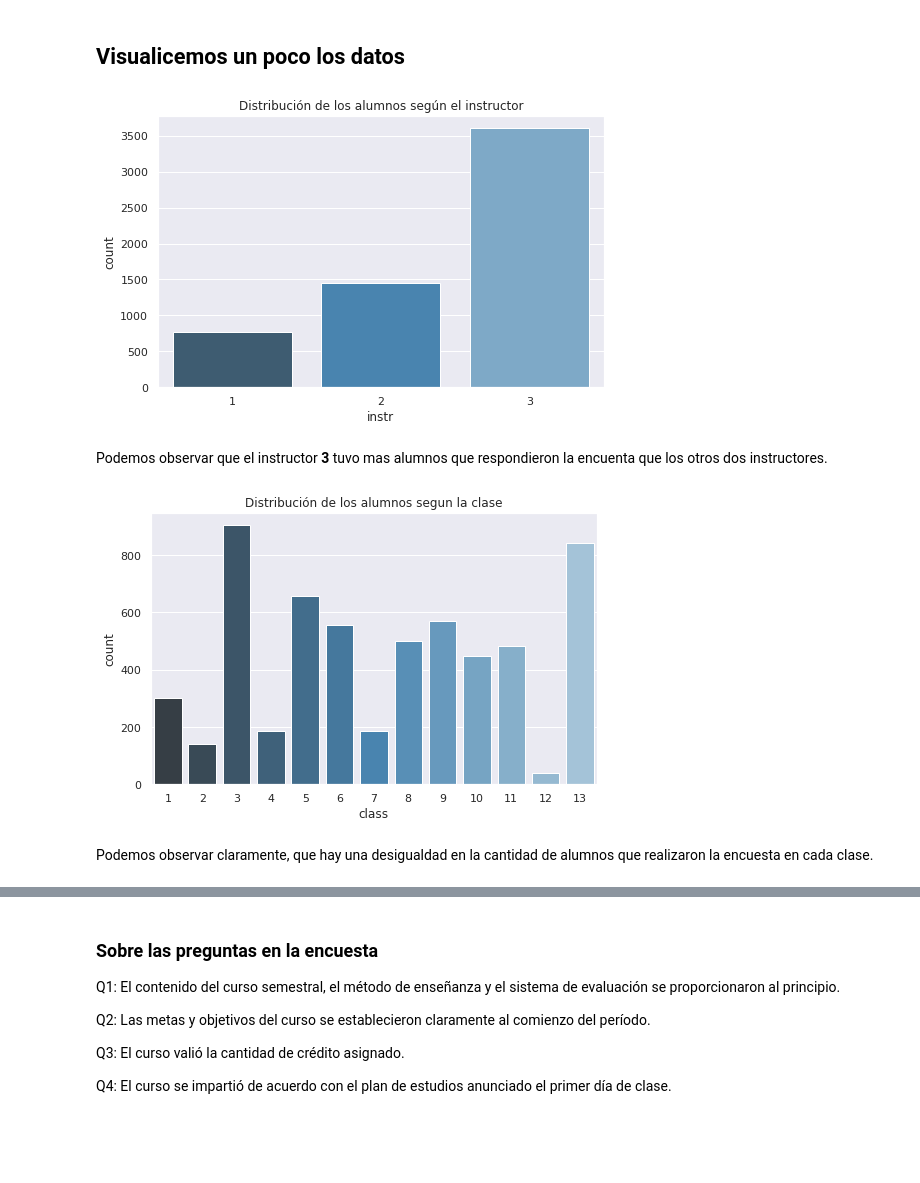
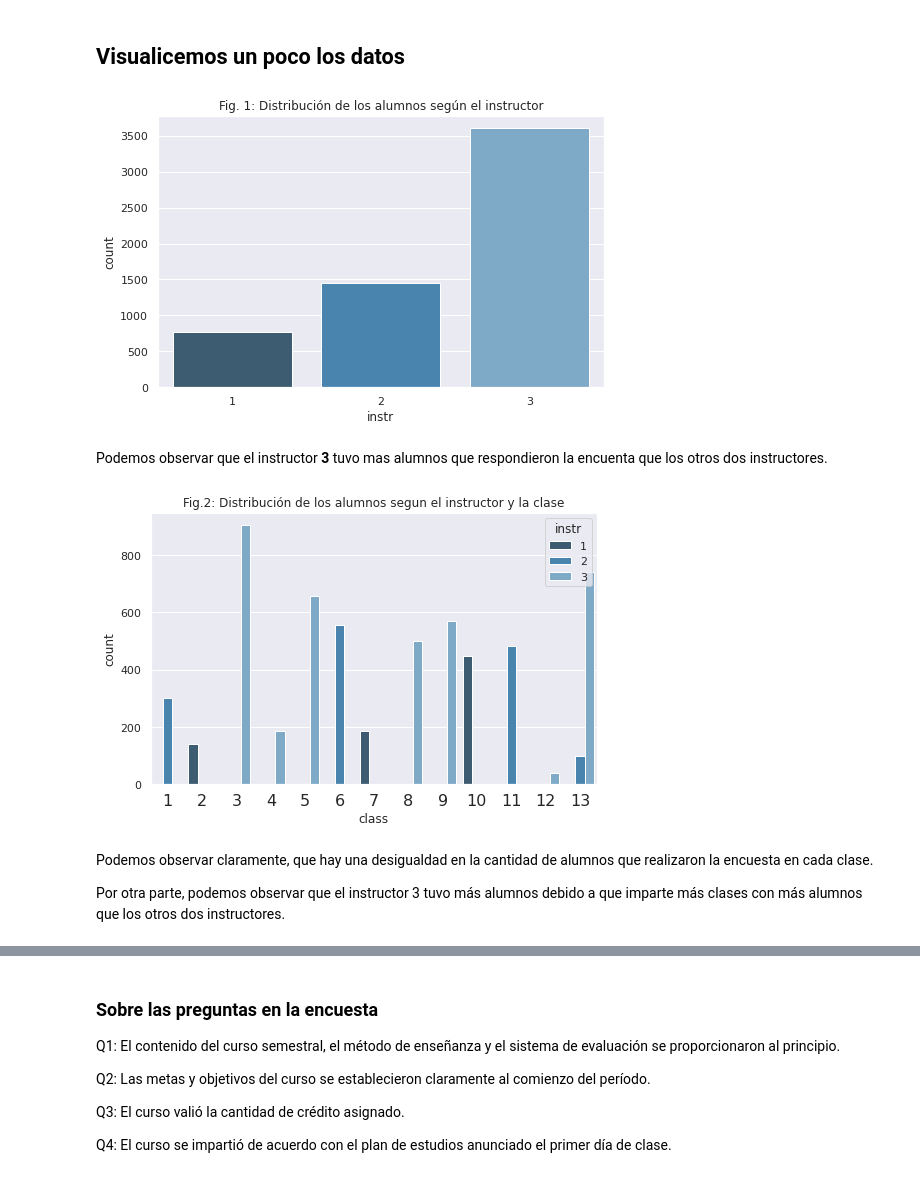
Before and after one commit to SarahLares/Clustering_on_Survery, a Jupyter notebook: Tarea_3_Clustering.ipynb, the cells around one changed output, grey strips where cells are left out. Drawn from its saved outputs; the diff is of its cells as text; code cells hidden in the pictures; blank space fills up the shorter version.

```diff
--- a/Tarea_3_Clustering.ipynb
+++ b/Tarea_3_Clustering.ipynb
@@ -53,19 +36,22 @@ import matplotlib.pyplot as plt
 sns.set()
 # %%
 plt.figure(figsize=(8,5))
-plt.title("Distribución de los alumnos según el instructor")
+plt.title("Fig. 1: Distribución de los alumnos según el instructor")
 sns.countplot(x='instr', data=df, palette="Blues_d")
 plt.show()
 # %% [output]
-[figure, old version]
+[figure, new version]
 # %% [markdown]
 Podemos observar que el instructor **3** tuvo mas alumnos que respondieron la encuenta que los otros dos instructores.
 # %%
 plt.figure(figsize=(8,5))
-plt.title("Distribución de los alumnos segun la clase")
-sns.countplot(x='class', data=df, palette="Blues_d")
+plt.title("Fig.2: Distribución de los alumnos segun el instructor y la clase")
+sns.countplot(x='class', data=df,hue='instr', palette="Blues_d")
+plt.tick_params(axis='x', labelsize=16)
 plt.show()
 # %% [output]
-[figure, old version]
+[figure, new version]
 # %% [markdown]
 Podemos observar claramente, que hay una desigualdad en la cantidad de alumnos que realizaron la encuesta en cada clase.
+
+ Por otra parte, podemos observar que el instructor 3 tuvo más alumnos debido a que imparte más clases con más alumnos que los otros dos instructores.
```
Also changed, not shown: parts of 36 cells of this notebook.
